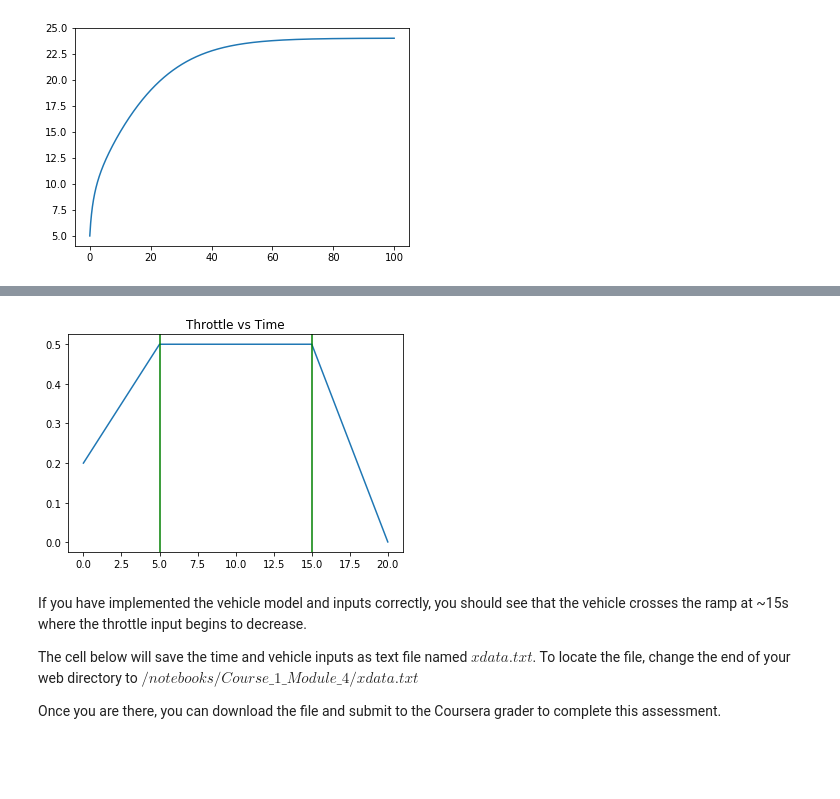
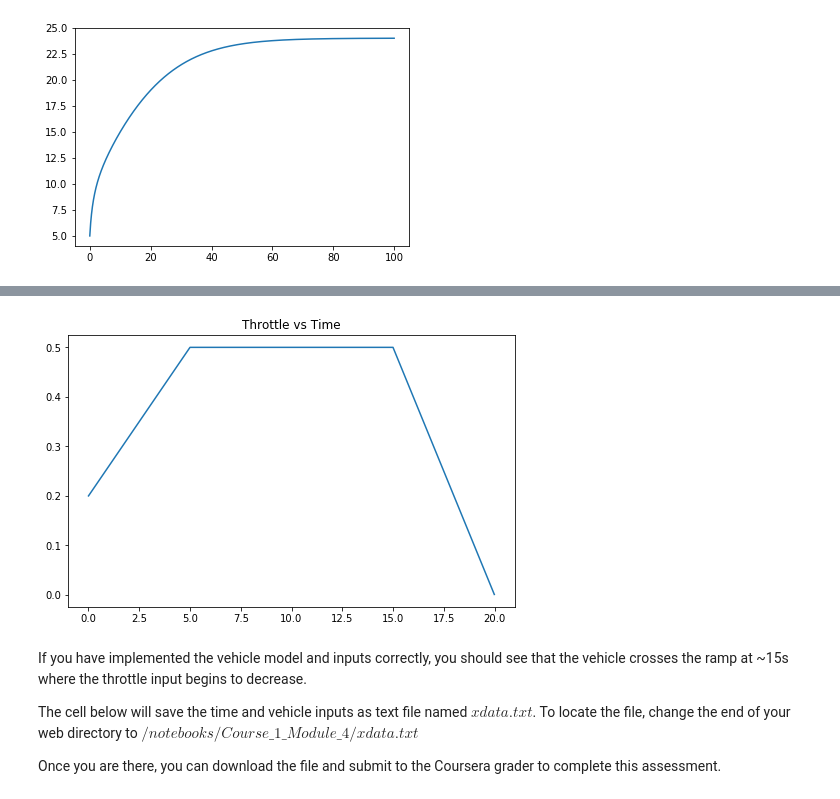
Before and after one commit to rakeshch/Coursera_SDC, a Jupyter notebook: Intro/Longitudinal_Vehicle_Model.ipynb, the cells around one changed output, grey strips where cells are left out. Drawn from its saved outputs; the diff is of its cells as text; code cells hidden in the pictures; blank space fills up the shorter version.

```diff
--- a/Intro/Longitudinal_Vehicle_Model.ipynb
+++ b/Intro/Longitudinal_Vehicle_Model.ipynb
@@ -168,35 +168,53 @@ In the cell below, implement the ramp angle profile $\alpha (x)$ and throttle pr
 # %%
 time_end = 20
 t_data = np.arange(0,time_end,sample_time)
 x_data = np.zeros_like(t_data)
+v_data = np.zeros_like(t_data)
+s_data = np.zeros_like(t_data)
+throttle_data = np.zeros_like(t_data)
+alpha_data = np.ones_like(t_data) * np.arctan(3 / 60)
 
 # reset the states
 model.reset()
 
 # ==================================
 #  Learner solution begins here
 # ==================================
 for i, t in enumerate(t_data):
     # throttle percentage between 0 and 1
     if t < 5:
-        x_data[i] = 0.2 + (0.5 - 0.2) / 5 * t
+        throttle_data[i] = 0.2 + (0.5 - 0.2) / 5 * t
     elif t < 15:
-        x_data[i] = 0.5
+        throttle_data[i] = 0.5
     else:
-        x_data[i] = 0.5 - 0.5 / 5 * (t - 15)
+        throttle_data[i] = 0.5 - 0.5 / 5 * (t - 15)
+
+for i in range(t_data.shape[0]):
+    v_data[i] = model.v
+    if model.x < 60:
+        alpha_data[i] = np.arctan(3 / 60)
+    elif model.x < 150:
+        alpha_data[i] = np.arctan((12-3) / 90)
+    else:
+        alpha_data[i] = 0
+
+    model.step(throttle_data[i], alpha_data[i])
+    x_data[i] = model.x
+    #v_data[i] = model.v
+    #s_data[i] = model.s
 
 # ==================================
 #  Learner solution ends here
 # ==================================
 
 # Plot x vs t for visualization
-plt.plot(t_data, x_data)
-plt.axvline(x=5, color='g', linestyle='-')
-plt.axvline(x=15, color='g', linestyle='-')
+plt.figure(figsize = [8, 5])
+plt.plot(t_data, throttle_data)
 plt.title("Throttle vs Time")
+
 plt.show()
 # %% [output]
-[figure, old version]
+[figure, new version]
 # %% [markdown]
 If you have implemented the vehicle model and inputs correctly, you should see that the vehicle crosses the ramp at ~15s where the throttle input begins to decrease.
 
```
Also changed, not shown: parts of 1 cell of this notebook.
